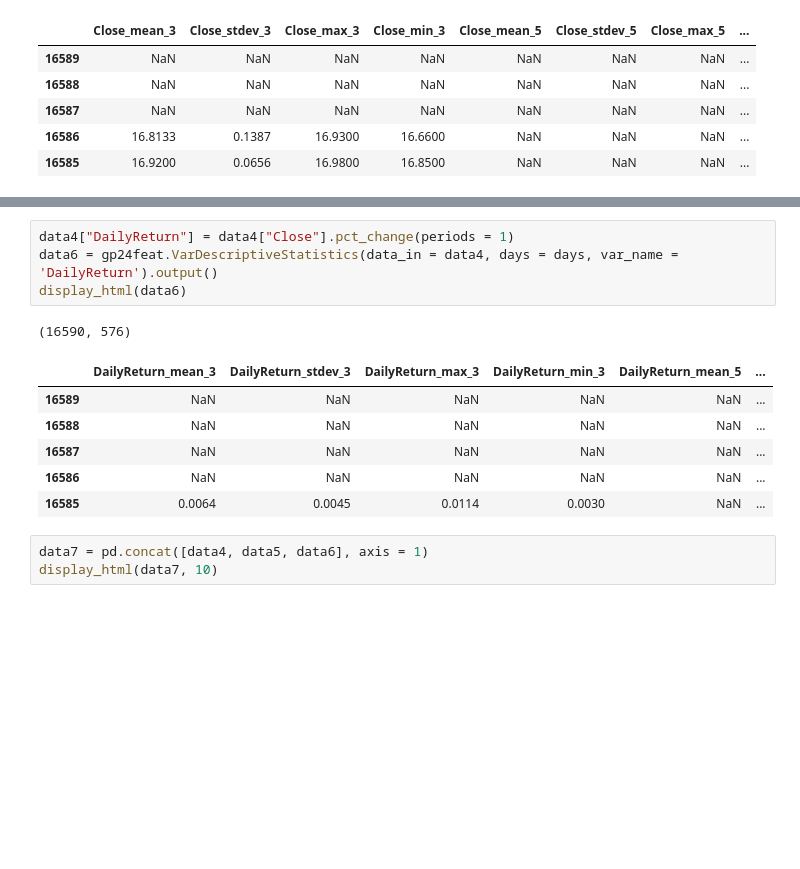
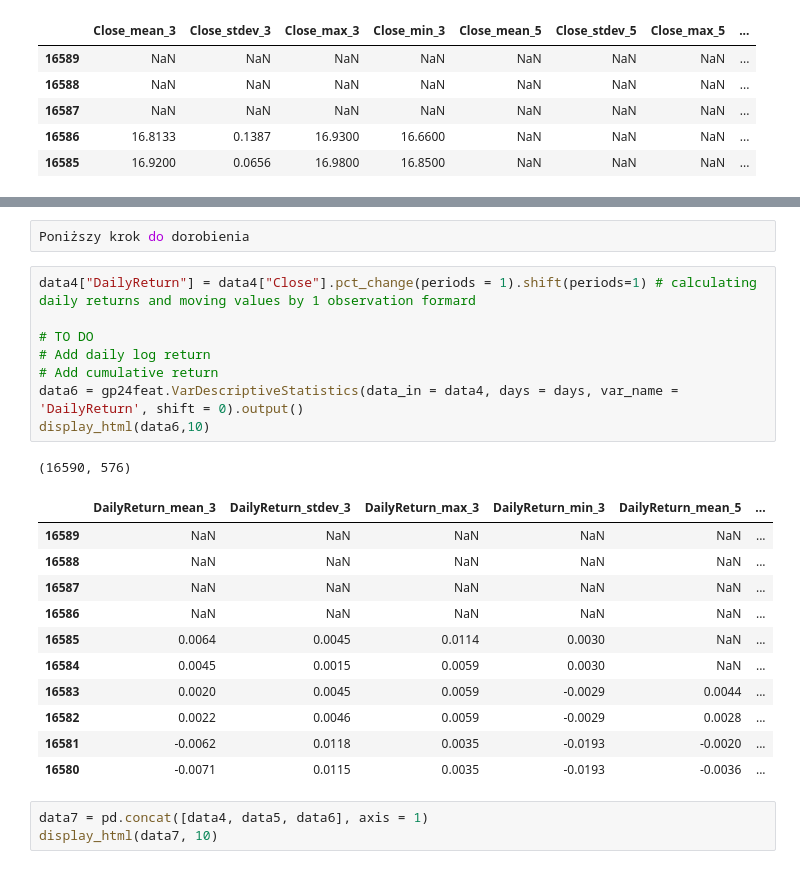
Before and after one commit to TGusciora/python-gp24, a Jupyter notebook: notebooks/001_GP24_tg_EDA_train_model.ipynb, the cells around one changed output, grey strips where cells are left out. Drawn from its saved outputs; the diff is of its cells as text; blank space fills up the shorter version.

Commit message:
2023/08/03
GP24
- draft TA FE prepared
- next step: migrate to class, daily log return and cumulative return to code

```diff
--- a/notebooks/001_GP24_tg_EDA_train_model.ipynb
+++ b/notebooks/001_GP24_tg_EDA_train_model.ipynb
@@ -250,15 +259,26 @@ display_html(data5)
+# %%
+Poniższy krok do dorobienia
 # %%
-data4["DailyReturn"] = data4["Close"].pct_change(periods = 1)
-data6 = gp24feat.VarDescriptiveStatistics(data_in = data4, days = days, var_name = 'DailyReturn').output()
-display_html(data6)
+data4["DailyReturn"] = data4["Close"].pct_change(periods = 1).shift(periods=1) # calculating daily returns and moving values by 1 observation formard
+
+# TO DO
+# Add daily log return
+# Add cumulative return
+data6 = gp24feat.VarDescriptiveStatistics(data_in = data4, days = days, var_name = 'DailyReturn', shift = 0).output()
+display_html(data6,10)
 # %% [output]
 (16590, 576)
 |  | DailyReturn_mean_3 | DailyReturn_stdev_3 | DailyReturn_max_3 | DailyReturn_min_3 | DailyReturn_mean_5 | ... |
 | 16589 | NaN | NaN | NaN | NaN | NaN | ... |
 | 16588 | NaN | NaN | NaN | NaN | NaN | ... |
 | 16587 | NaN | NaN | NaN | NaN | NaN | ... |
 | 16586 | NaN | NaN | NaN | NaN | NaN | ... |
 | 16585 | 0.0064 | 0.0045 | 0.0114 | 0.0030 | NaN | ... |
+| 16584 | 0.0045 | 0.0015 | 0.0059 | 0.0030 | NaN | ... |
+| 16583 | 0.0020 | 0.0045 | 0.0059 | -0.0029 | 0.0044 | ... |
+| 16582 | 0.0022 | 0.0046 | 0.0059 | -0.0029 | 0.0028 | ... |
+| 16581 | -0.0062 | 0.0118 | 0.0035 | -0.0193 | -0.0020 | ... |
+| 16580 | -0.0071 | 0.0115 | 0.0035 | -0.0193 | -0.0036 | ... |
 # %%
 data7 = pd.concat([data4, data5, data6], axis = 1)
 display_html(data7, 10)
```
Also changed, not shown: parts of 4 cells of this notebook, 1 other file.
